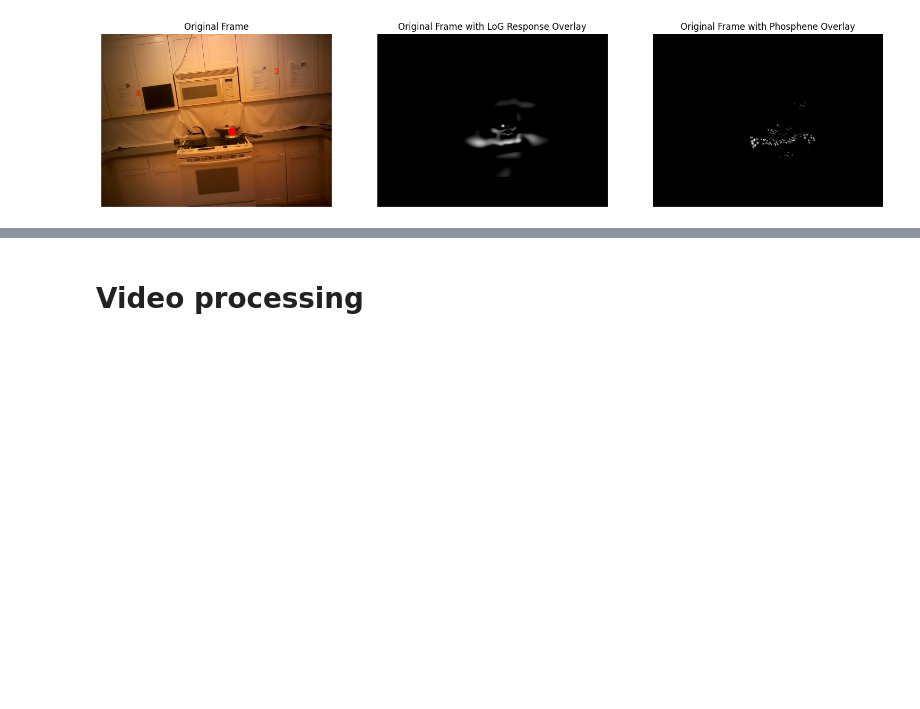
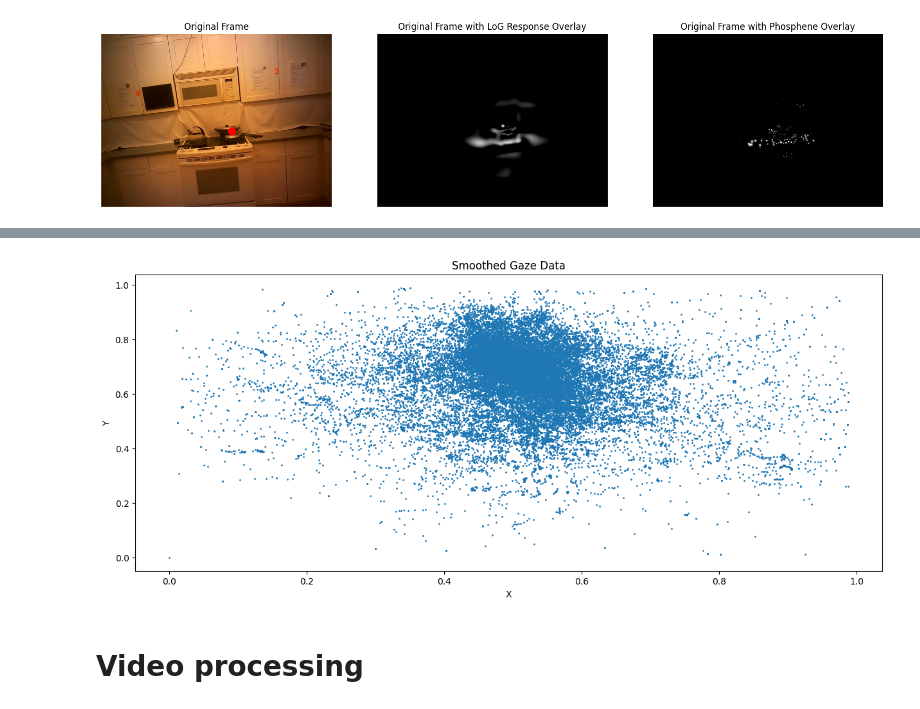
Before and after one commit to MichelleAppel/SCAPE, a Jupyter notebook: notebooks/gaze_demo.ipynb, the cells around one changed output, grey strips where cells are left out. Drawn from its saved outputs; the diff is of its cells as text; code cells hidden in the pictures; blank space fills up the shorter version.

```diff
--- a/notebooks/gaze_demo.ipynb
+++ b/notebooks/gaze_demo.ipynb
@@ -650,3 +675,19 @@ plt.show()
+# %%
+# wherever the blink is, set the gaze point to the last valid gaze point
+smnoothed_gaze_data = gaze_data.copy()
+for i in blink_indices:
+    smnoothed_gaze_data[i] = smnoothed_gaze_data[i-1]
+
+# plot eye gaze data
+plt.figure(figsize=(15, 6))
+# scatterplot x,y gaze data
+plt.scatter(smnoothed_gaze_data[:,0], smnoothed_gaze_data[:,1], s=1)
+plt.title('Smoothed Gaze Data')
+plt.xlabel('X')
+plt.ylabel('Y')
+plt.show()
+# %% [output]
+[figure, added]
 # %% [markdown]
 # Video processing
 # %%
```
Also changed, not shown: parts of 9 cells of this notebook, 2 other files.
